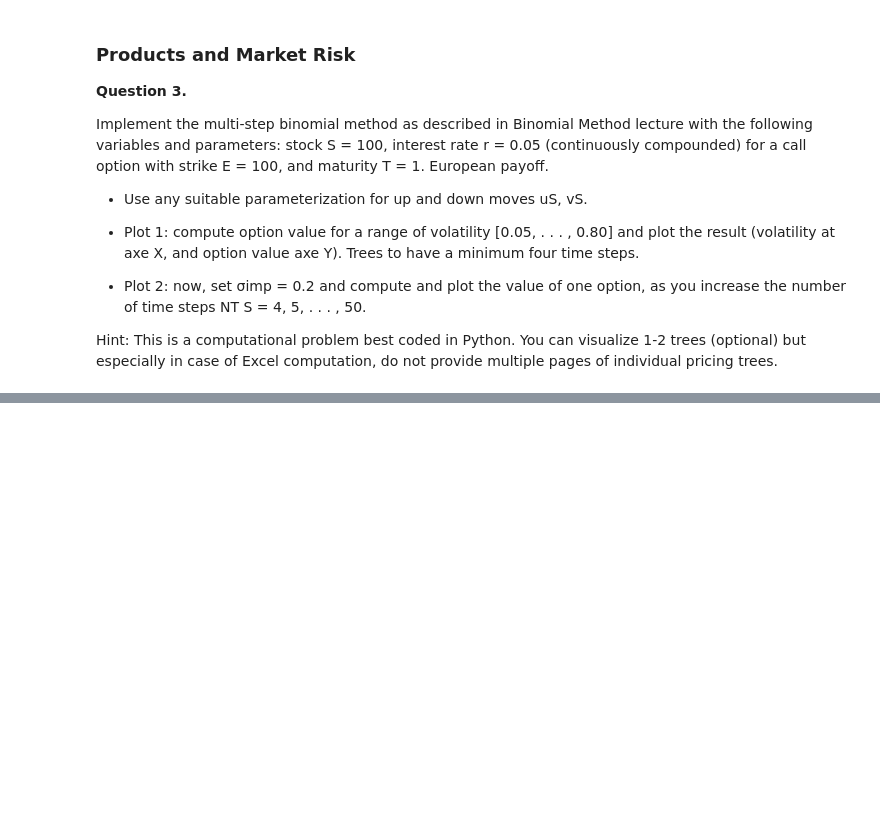
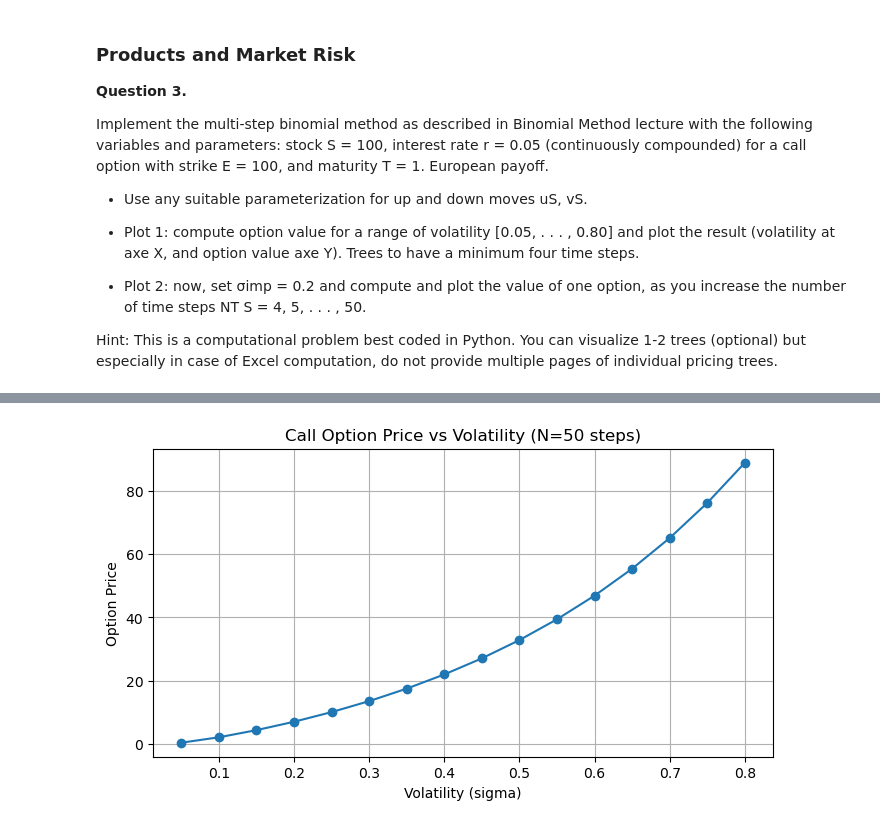
Before and after one commit to runchengxie/quant_practice, a Jupyter notebook: question_3.ipynb, the cells around one changed output, grey strips where cells are left out. Cells and saved outputs as stored; diff of their text form; code cells hidden in the pictures; blank space fills up the shorter version.

```diff
--- a/question_3.ipynb
+++ b/question_3.ipynb
@@ -62,0 +88,52 @@ Eventually, $C_{0,0}$ is the option price
+# %%
+import numpy as np
+import matplotlib.pyplot as plt
+
+# Given parameters
+S0 = 100
+E = 100
+r = 0.05
+T = 1.0
+
+def binomial_option_price(S0, E, r, T, sigma, N):
+    # N: number of time steps
+    dt = T / N
+    # Using CRR parameterization
+    u = np.exp(sigma * np.sqrt(dt))
+    d = np.exp(-sigma * np.sqrt(dt))
+
+    # Risk-neutral probability
+    q = (np.exp(r*dt) - d) / (u - d)
+
+    # Construct the terminal option value array
+    # Terminal node prices: S0 * u^(N-j) * d^(j) for j=0,1,...,N
+    ST = np.array([S0 * (u**(N-j))*(d**j) for j in range(N+1)])
+    # European call option payoff at maturity
+    C = np.maximum(ST - E, 0)
+
+    # Backward calculation of option value
+    for n in range(N-1, -1, -1):
+        # For step n, there are n+1 nodes
+        C = np.exp(-r*dt) * (q*C[1:n+2] + (1-q)*C[0:n+1])  # Note the indices of C shorten each time
+
+    # Finally, C[0] is the initial option value
+    return C[0]
+
+# Plot 1: Option prices for different sigma values
+sigmas = np.arange(0.05, 0.81, 0.05)  # From 0.05 to 0.80, step 0.05
+N_for_plot1 = 50  # Use enough steps to get a stable result
+
+prices_vs_sigma = []
+for sigma in sigmas:
+    price = binomial_option_price(S0, E, r, T, sigma, N_for_plot1)
+    prices_vs_sigma.append(price)
+
+plt.figure(figsize=(8,4))
+plt.plot(sigmas, prices_vs_sigma, marker='o')
+plt.title('Call Option Price vs Volatility (N=50 steps)')
+plt.xlabel('Volatility (sigma)')
+plt.ylabel('Option Price')
+plt.grid(True)
+plt.show()
+# %% [output]
+[figure, added]
```
Also changed, not shown: parts of 3 cells of this notebook.
